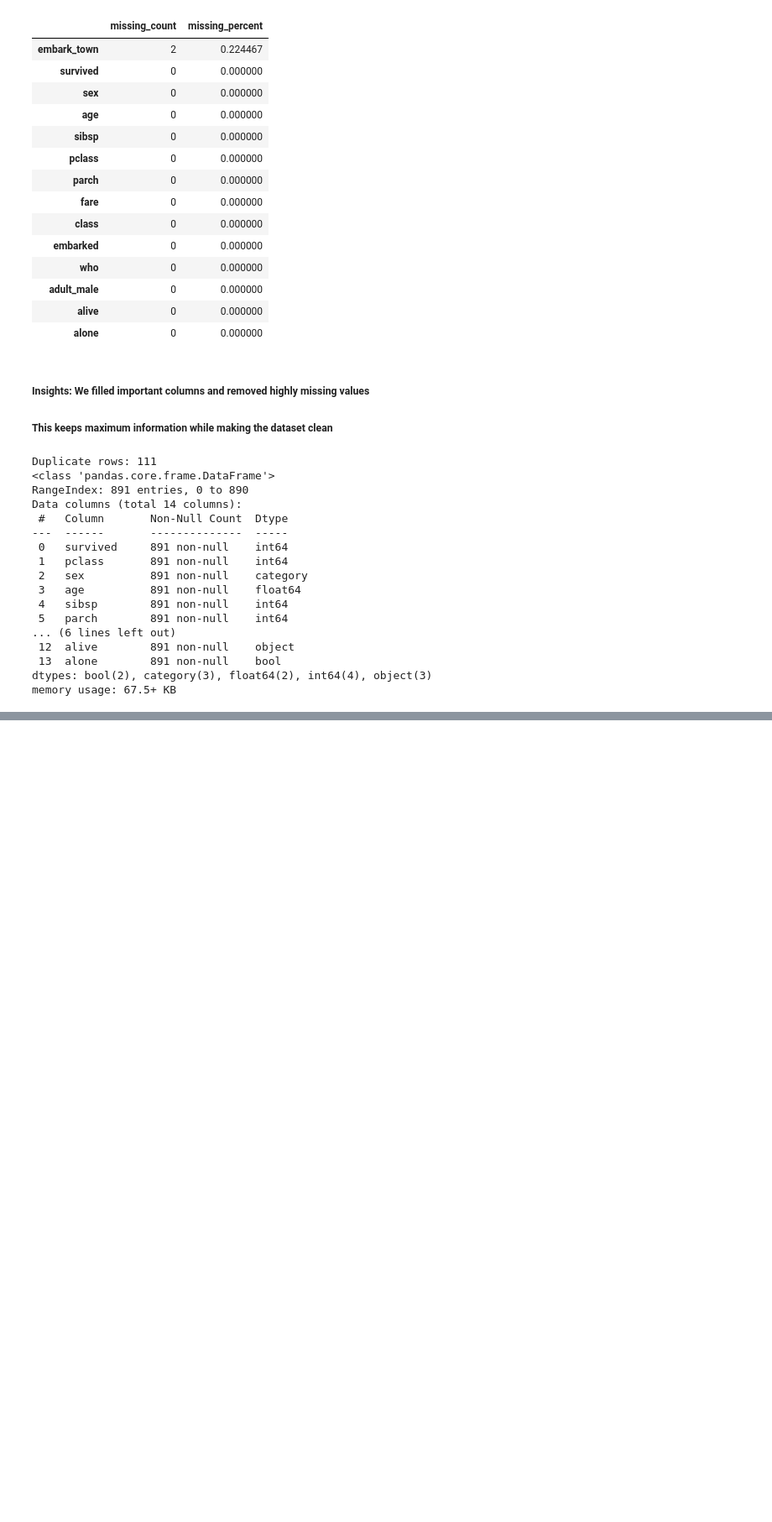
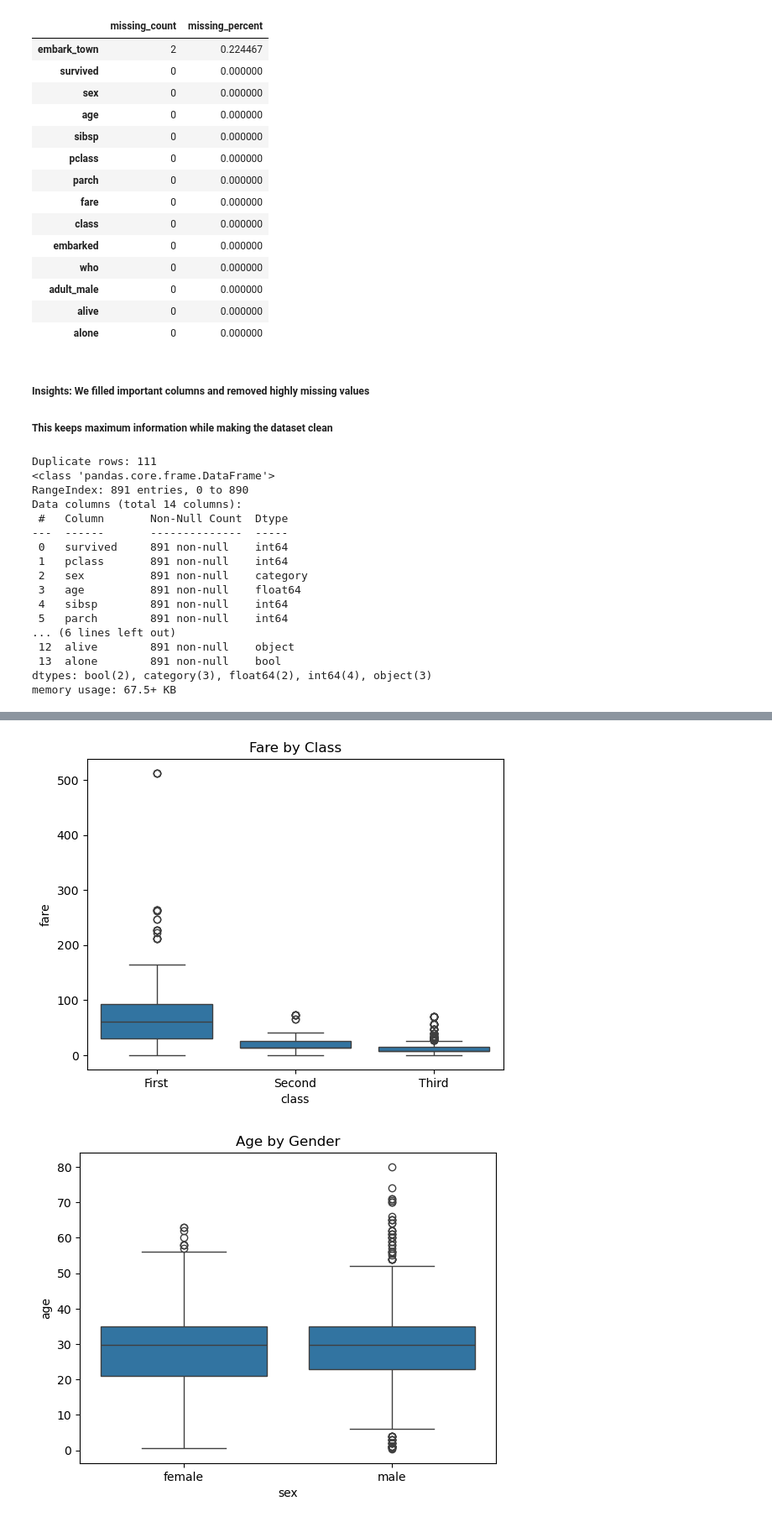
Before and after one commit to thotatejaswini03/DataAnalysis, a Jupyter notebook: exploratoryDataAnalysis.ipynb, the cells around one changed output, grey strips where cells are left out. Shown: that part at 84% size. Drawn from its saved outputs; the diff is of its cells as text; code cells hidden in the pictures; blank space fills up the shorter version.

```diff
--- a/exploratoryDataAnalysis.ipynb
+++ b/exploratoryDataAnalysis.ipynb
@@ -232,0 +260,12 @@ memory usage: 67.5+ KB
+# %%
+# bivariate
+sns.boxplot(x='class',y='fare',data=df)
+plt.title("Fare by Class")
+plt.show()
+
+sns.boxplot(x='sex',y='age',data=df)
+plt.title("Age by Gender")
+plt.show()
+# %% [output]
+[figure, added]
+[figure, added]
```
Also changed, not shown: parts of 8 cells of this notebook.
